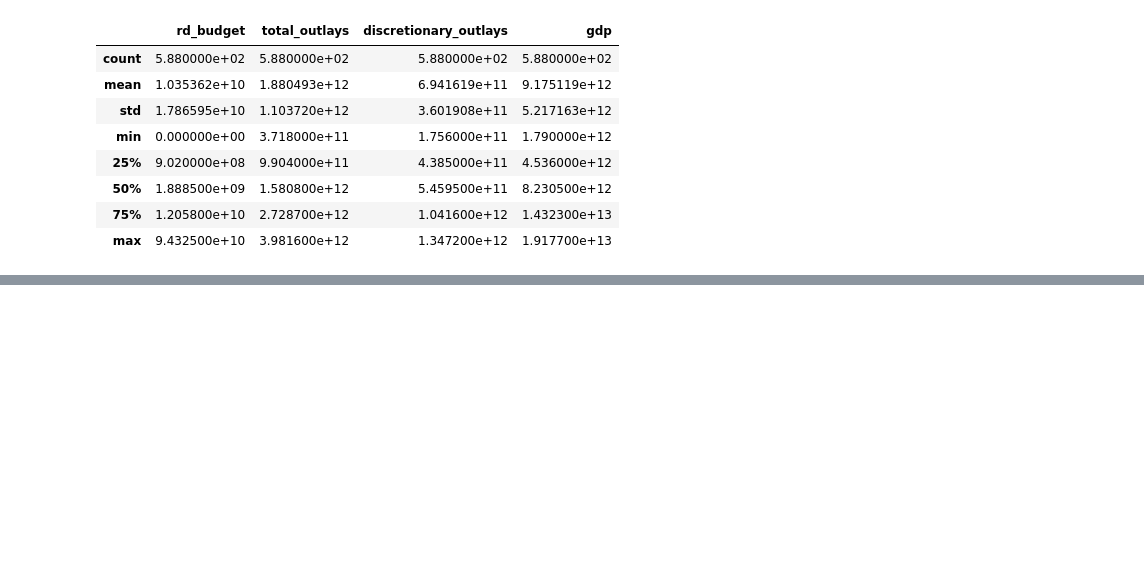
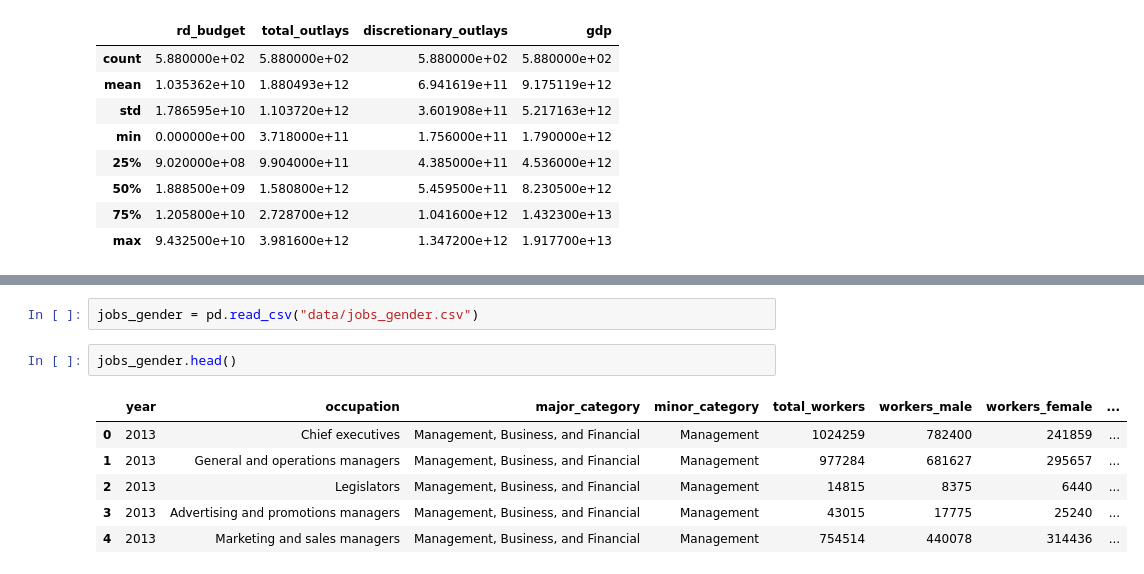
Before and after one commit to briandk/2020-virtual-program-in-data-science, a Jupyter notebook: check_datasets.ipynb, the cells around one changed output, grey strips where cells are left out. Saved outputs shown, nothing was run; the diff lists cells and outputs as text; blank space fills up the shorter version.

Commit message:
Add jobs-by-gender dataset
From: https://github.com/rfordatascience/tidytuesday/blob/master/data/2019/2019-03-05/jobs_gender.csv

```diff
--- a/check_datasets.ipynb
+++ b/check_datasets.ipynb
@@ -189,0 +201,11 @@ r_and_d[["rd_budget", "total_outlays", "discretionary_outlays", "gdp"]].describe
+# %%
+jobs_gender = pd.read_csv("data/jobs_gender.csv")
+# %%
+jobs_gender.head()
+# %% [output]
+|  | year | occupation | major_category | minor_category | total_workers | workers_male | workers_female | ... |
+| 0 | 2013 | Chief executives | Management, Business, and Financial | Management | 1024259 | 782400 | 241859 | ... |
+| 1 | 2013 | General and operations managers | Management, Business, and Financial | Management | 977284 | 681627 | 295657 | ... |
+| 2 | 2013 | Legislators | Management, Business, and Financial | Management | 14815 | 8375 | 6440 | ... |
+| 3 | 2013 | Advertising and promotions managers | Management, Business, and Financial | Management | 43015 | 17775 | 25240 | ... |
+| 4 | 2013 | Marketing and sales managers | Management, Business, and Financial | Management | 754514 | 440078 | 314436 | ... |
```
Also changed, not shown: parts of 3 cells of this notebook, 1 other file.
